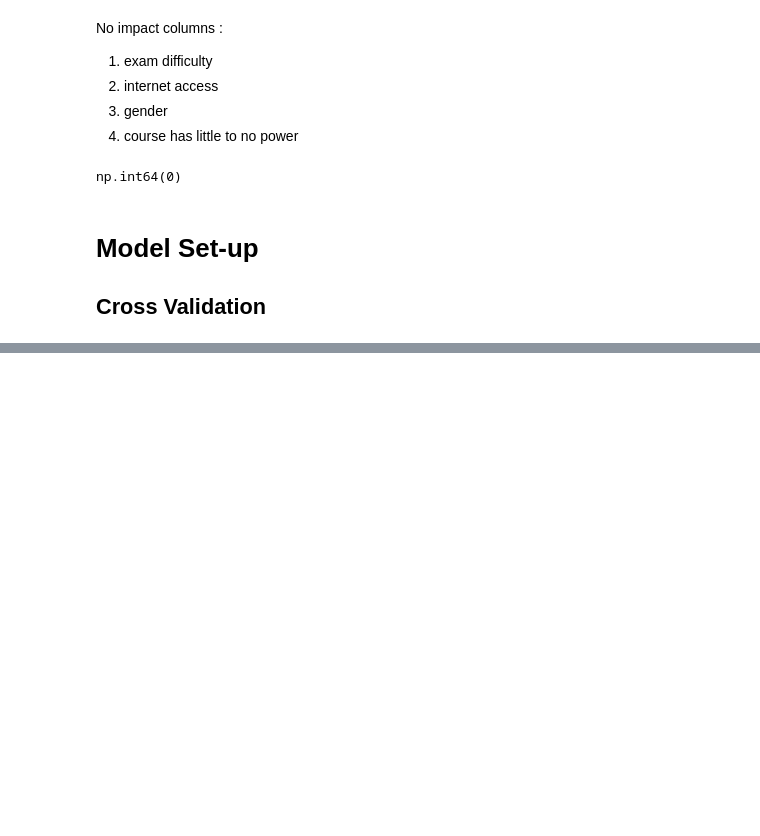
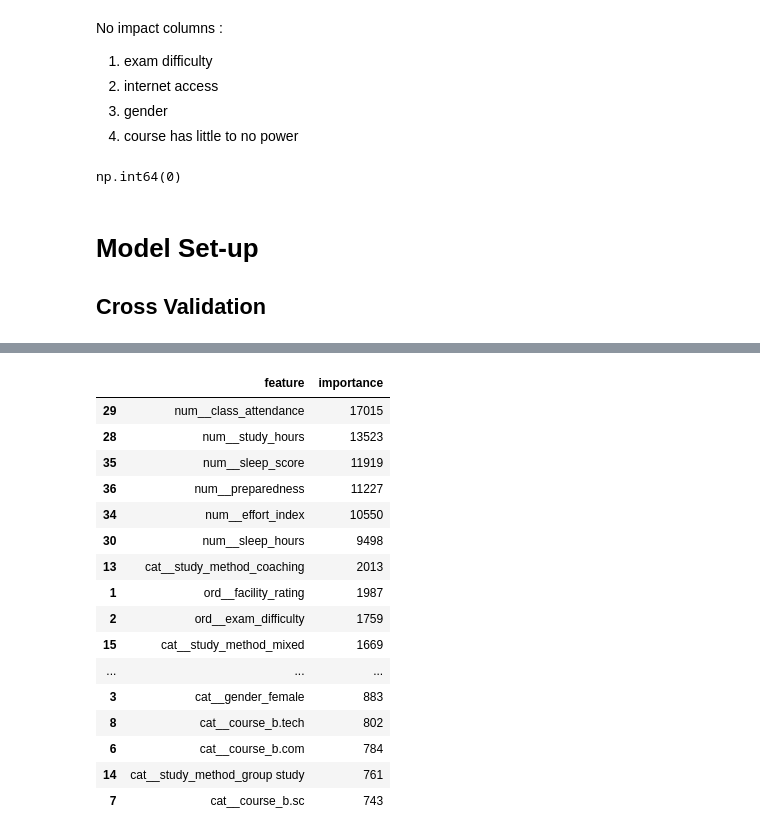
Before and after one commit to KetchupJL/Kaggle-Competitions, a Jupyter notebook: Predicting Student Test Scores/notebook1.ipynb, the cells around one changed output, grey strips where cells are left out. Saved outputs shown, nothing was run; the diff lists cells and outputs as text; code cells hidden in the pictures; blank space fills up the shorter version.

```diff
--- a/Predicting Student Test Scores/notebook1.ipynb
+++ b/Predicting Student Test Scores/notebook1.ipynb
@@ -241,0 +244,19 @@ This seems like an OK start
+# %%
+# Optimising Model1 with K-Fold CV
+
+from sklearn.model_selection import KFold, cross_val_score
+
+#5 fold cv with shuffling
+
+cv = KFold(n_splits=5, shuffle=True, random_state=42)
+
+# Negative RSME is how sklearn score, so we flip the sign
+
+cv_scores = cross_val_score(
+    clf1, X, y,
+    scoring="neg_root_mean_squared_error",
+    cv=cv
+)
+
+rmse_scores = -cv_scores
+rmse_scores, rmse_scores.mean(), rmse_scores.std()
@@ -241,0 +743,22 @@ This seems like an OK start
+# %%
+# Feature importance
+
+# Fit on full data
+final_clf.fit(X, y)
+
+# Get feature names from the preprocess step
+feature_names = final_clf.named_steps["preprocess"].get_feature_names_out()
+
+# Get importances from the model
+importances = final_clf.named_steps["model"].feature_importances_
+
+# Top 20 features
+import pandas as pd
+
+fi = pd.DataFrame({
+    "feature": feature_names,
+    "importance": importances
+}).sort_values("importance", ascending=False)
+
+fi.head(20)
+# %% [output]
@@ -241,0 +782,17 @@ This seems like an OK start
+|  | feature | importance |
+| 29 | num__class_attendance | 17015 |
+| 28 | num__study_hours | 13523 |
+| 35 | num__sleep_score | 11919 |
+| 36 | num__preparedness | 11227 |
+| 34 | num__effort_index | 10550 |
+| 30 | num__sleep_hours | 9498 |
+| 13 | cat__study_method_coaching | 2013 |
+| 1 | ord__facility_rating | 1987 |
+| 2 | ord__exam_difficulty | 1759 |
+| 15 | cat__study_method_mixed | 1669 |
+| ... | ... | ... |
+| 3 | cat__gender_female | 883 |
+| 8 | cat__course_b.tech | 802 |
+| 6 | cat__course_b.com | 784 |
+| 14 | cat__study_method_group study | 761 |
+| 7 | cat__course_b.sc | 743 |
```
Also changed, not shown: parts of 22 cells of this notebook, 5 other files.
